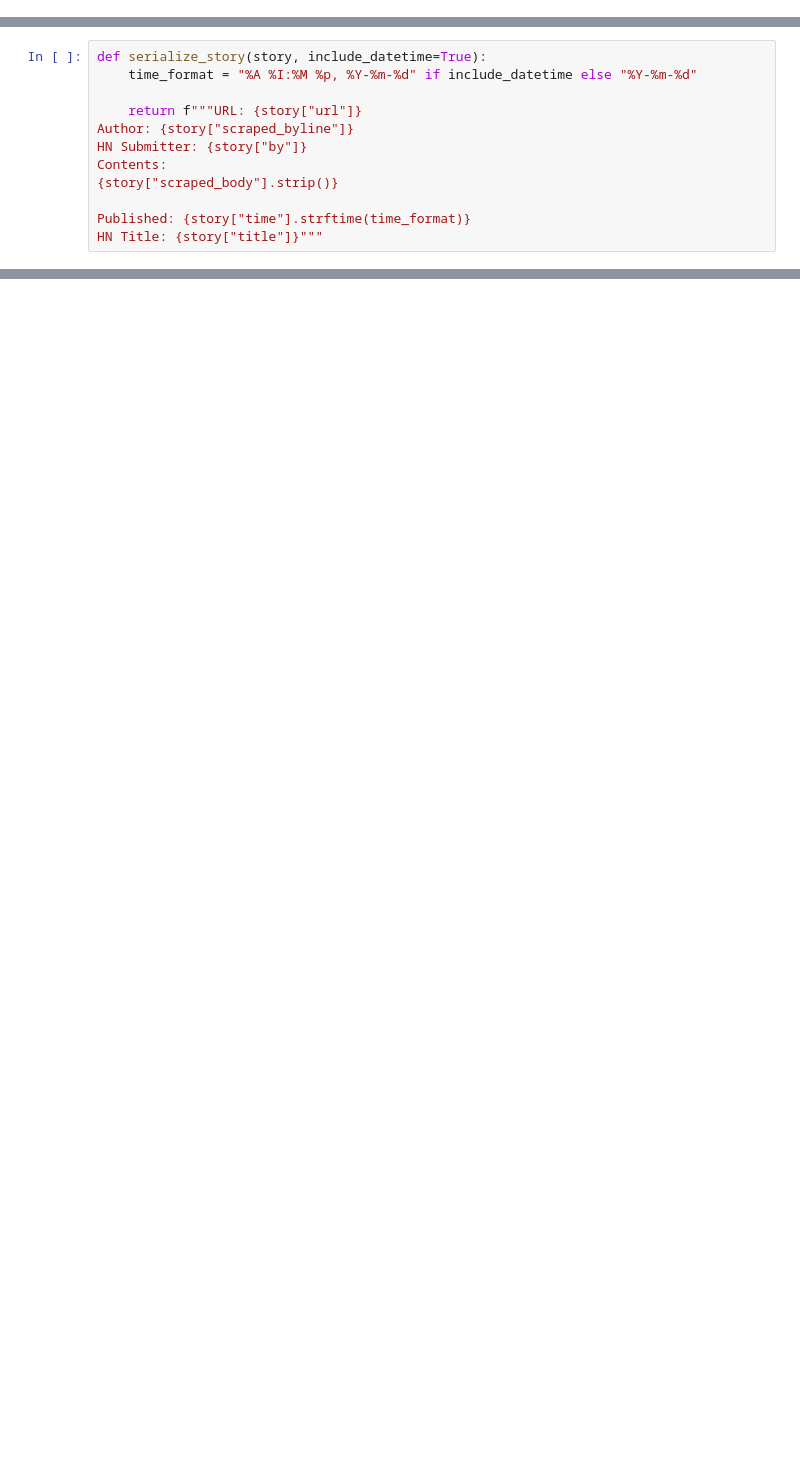
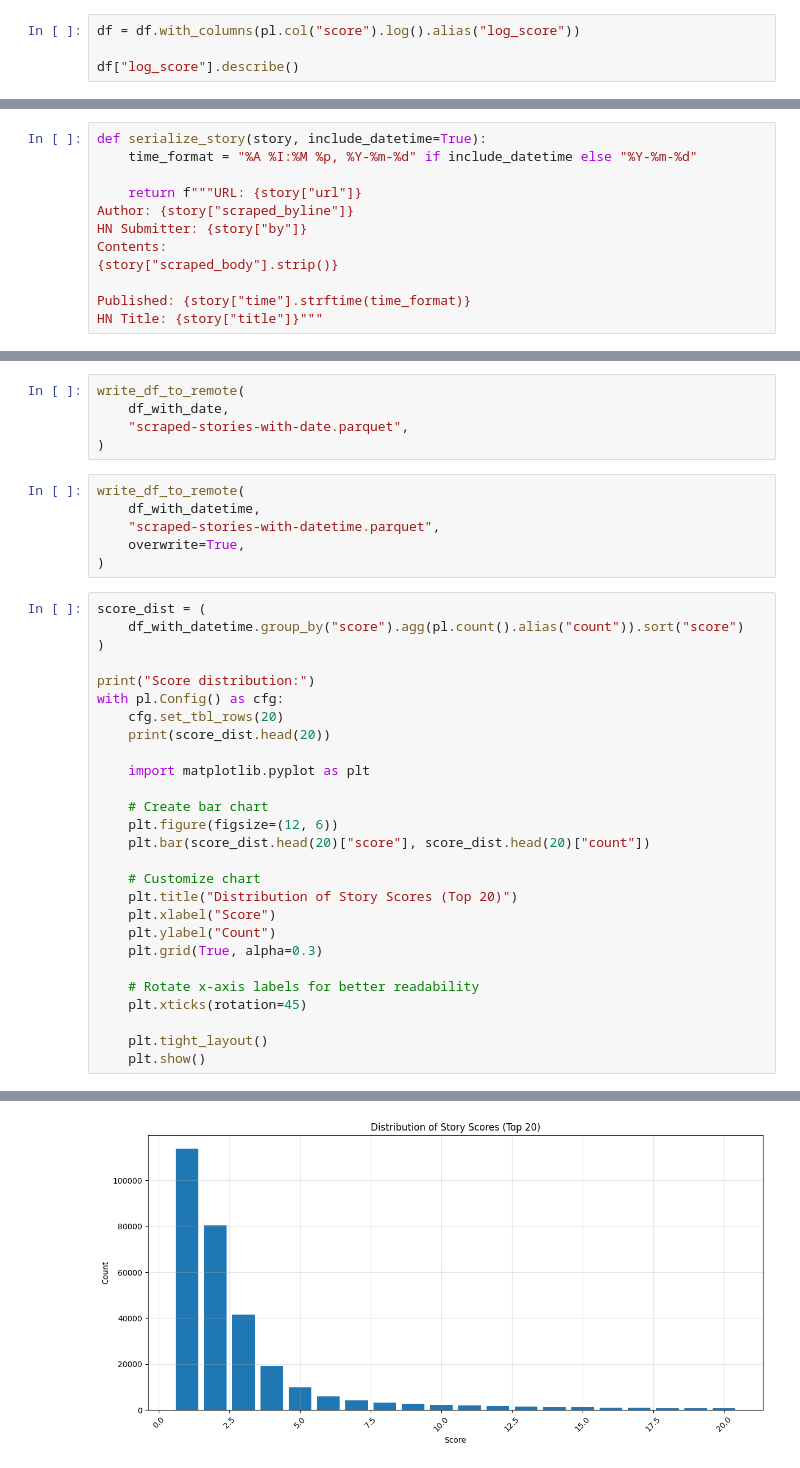
Before and after one commit to OpenPipe/best-hn, a Jupyter notebook: scraped_stories/prepare_data.ipynb, the cells around one changed output, grey strips where cells are left out. Drawn from its saved outputs; the diff is of its cells as text; blank space fills up the shorter version.

```diff
--- a/scraped-stories/prepare-data.ipynb
+++ b/scraped_stories/prepare_data.ipynb
@@ -154,3 +154,7 @@ shape: (331_929, 20)
 | 42063552 | "Olshansky" | 2024-11-06 15:13:49 | "Vibe Checks Are All You Need" | null | "https://olshansky.substack.com… | 3 | 0 | null | null | null | ... |
 | 42068691 | "0xlogk" | 2024-11-06 20:18:46 | "Are You Playing to Play, or Pl… | null | "https://commoncog.com/playing-… | 3 | 0 | null | null | null | ... |
 | 42071435 | "pentagrama" | 2024-11-06 23:50:11 | "Gimp 3.0 RC1 Released" | null | "https://www.gimp.org/news/2024… | 1 | 0 | null | null | null | ... |
+# %%
+df = df.with_columns(pl.col("score").log().alias("log_score"))
+
+df["log_score"].describe()
@@ -205,0 +278,39 @@ df_with_datetime
+# %%
+write_df_to_remote(
+    df_with_date,
+    "scraped-stories-with-date.parquet",
+)
+# %%
+write_df_to_remote(
+    df_with_datetime,
+    "scraped-stories-with-datetime.parquet",
+    overwrite=True,
+)
+# %%
+score_dist = (
+    df_with_datetime.group_by("score").agg(pl.count().alias("count")).sort("score")
+)
+
+print("Score distribution:")
+with pl.Config() as cfg:
+    cfg.set_tbl_rows(20)
+    print(score_dist.head(20))
+
+    import matplotlib.pyplot as plt
+
+    # Create bar chart
+    plt.figure(figsize=(12, 6))
+    plt.bar(score_dist.head(20)["score"], score_dist.head(20)["count"])
+
+    # Customize chart
+    plt.title("Distribution of Story Scores (Top 20)")
+    plt.xlabel("Score")
+    plt.ylabel("Count")
+    plt.grid(True, alpha=0.3)
+
+    # Rotate x-axis labels for better readability
+    plt.xticks(rotation=45)
+
+    plt.tight_layout()
+    plt.show()
+# %% [output]
@@ -205,0 +334 @@ df_with_datetime
+[figure, added]
```
Also changed, not shown: parts of 5 cells of this notebook, 14 other files.
